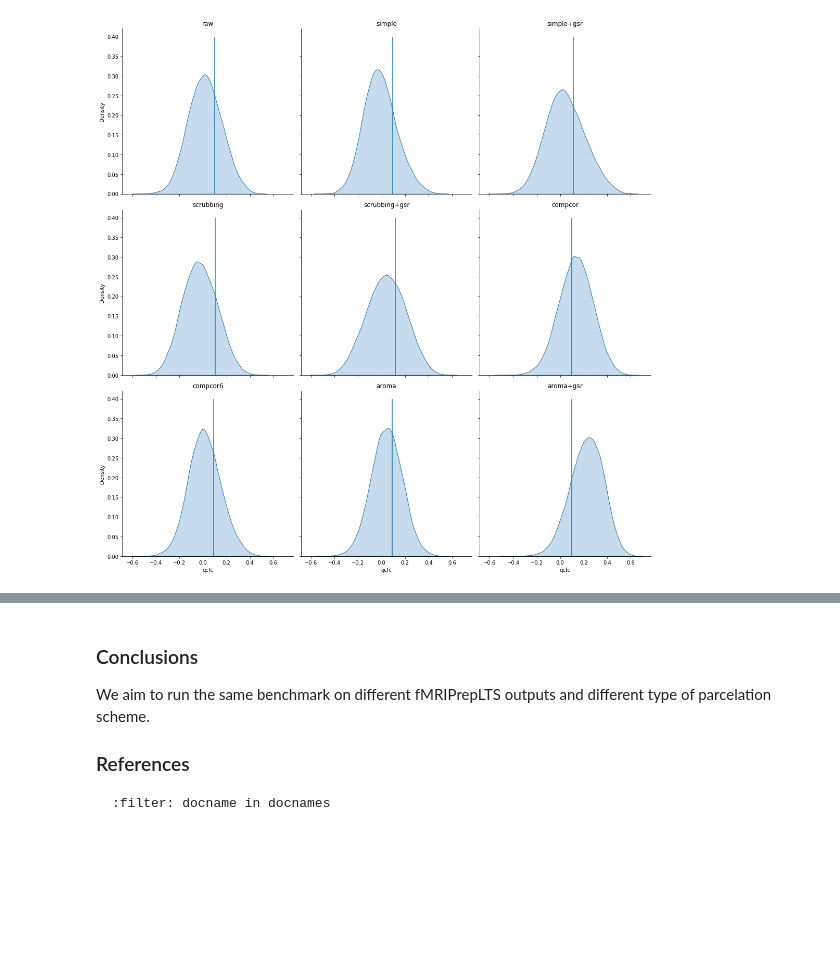
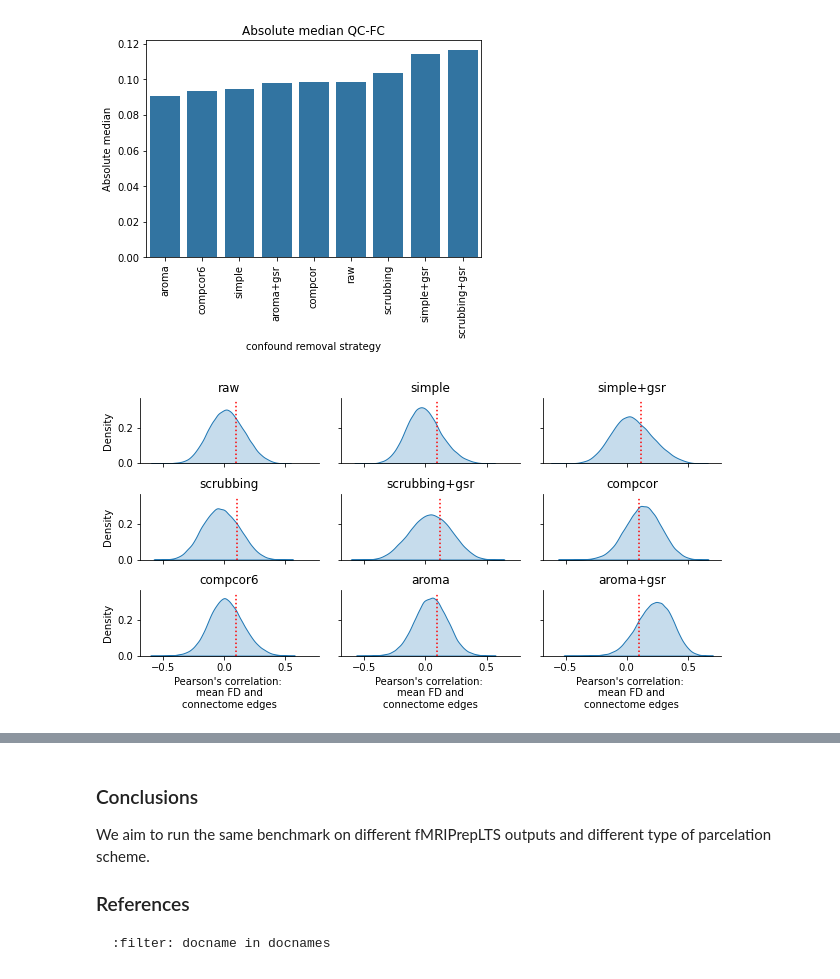
Before and after one commit to SIMEXP/fmriprep-denoise-benchmark, a Jupyter notebook: content/ohbm2022abstract.ipynb, the cells around one changed output, grey strips where cells are left out. Saved outputs shown, nothing was run; the diff lists cells and outputs as text; code cells hidden in the pictures; blank space fills up the shorter version.

```diff
--- a/content/ohbm2022abstract.ipynb
+++ b/content/ohbm2022abstract.ipynb
@@ -89,8 +89,9 @@ long_qcfc["col"] = np.tile(np.hstack((np.ones(metric_per_edge.shape[0]) * i for
 # %%
-ax = sns.barplot(data=(sig_per_edge<0.05), ci=None)
+bar_color = sns.color_palette()[0]
+order = (sig_per_edge<0.05).mean().sort_values().index.tolist()
+ax = sns.barplot(data=(sig_per_edge<0.05), ci=None, order=order, color=bar_color)
 ax.set_title("Proportion of edge significantly correlated with mean FD")
 ax.set_xticklabels(ax.get_xticklabels(), rotation=90)
-ax.set(ylabel="Pearson's correlation",
+ax.set(ylabel="Proportion",
        xlabel="confound removal strategy")
-plt.tight_layout()
 # %% [output]
@@ -98,21 +100,34 @@ plt.tight_layout()
 # %%
+def calculate_mad(x):
+    return (x - x.median()).abs().median()
+
+mad = metric_per_edge.apply(calculate_mad)
+order = mad.sort_values().index.tolist()
+
+ax = sns.barplot(data=(pd.DataFrame(mad).T), ci=None, order=order, color=bar_color)
+ax.set_title("Absolute median QC-FC")
+ax.set_xticklabels(ax.get_xticklabels(), rotation=90)
+ax.set(ylabel="Absolute median",
+       xlabel="confound removal strategy")
+
+
 def draw_absolute_median(data, **kws):
     ax = plt.gca()
-    mad = (data['qcfc'] - data['qcfc'].median()).abs().median()
-    ax.vlines(mad, ymin=0, ymax=0.4)
+    mad = calculate_mad(data['qcfc'])
+    ax.vlines(mad, ymin=0, ymax=0.35, color='r', linestyle=':')
 
 g = sns.displot(
-    long_qcfc, x="qcfc", col="col", row="row", kind='kde', fill=True
+    long_qcfc, x="qcfc", col="col", row="row", kind='kde', fill=True, height=1.5, aspect=2
 )
 g.set(ylabel="Density")
 g.map_dataframe(draw_absolute_median)
-
 for i, name in zip(range(9), metric_per_edge.columns):
     axis_i = int(i / 3)
     axis_j = i % 3
     g.facet_axis(axis_i, axis_j).set(title=name)
-    if axis_i == 1:
+    if axis_i == 2:
         g.facet_axis(axis_i, axis_j).set(xlabel="Pearson\'s correlation: \nmean FD and\nconnectome edges")
 # %% [output]
-[figure, old version]
+[figure, new version]
+[figure, added]
 # %%
```
Also changed, not shown: parts of 7 cells of this notebook, 3 other files.
